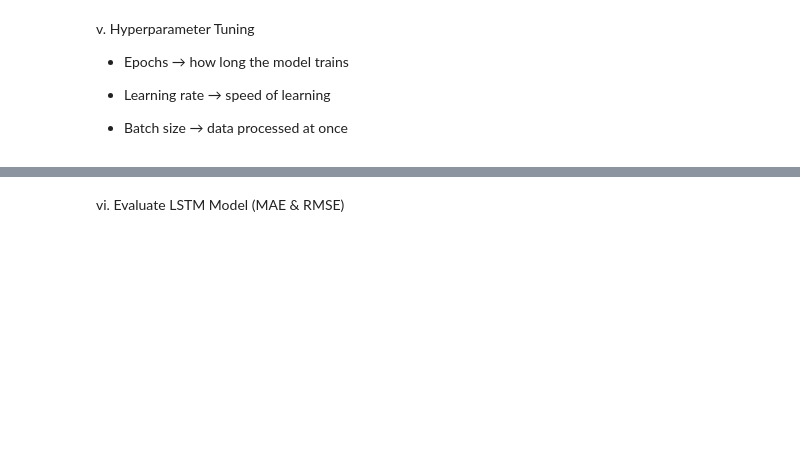
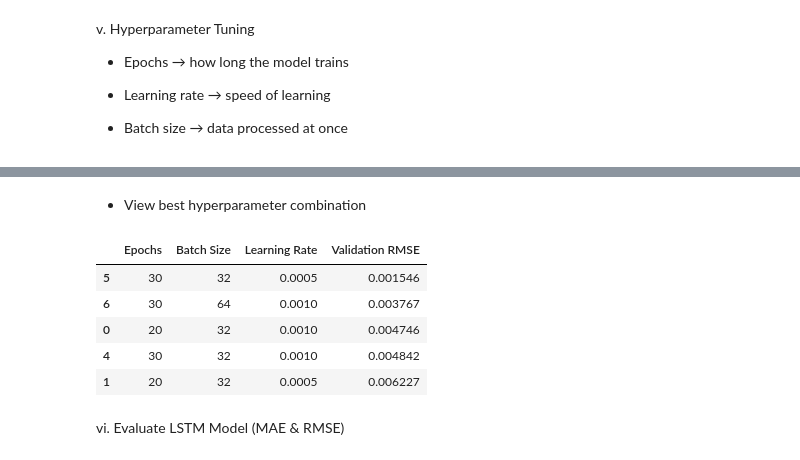
Before and after one commit to anandaditya07/Smart-Energy-Consumption-Analysis-and-Prediction-using-Machine-Learning-with-Device-Level-Insights, a Jupyter notebook: Aditya_Anand.ipynb, the cells around one changed output, grey strips where cells are left out. Saved outputs shown, nothing was run; the diff lists cells and outputs as text; code cells hidden in the pictures; blank space fills up the shorter version.

```diff
--- a/Aditya_Anand.ipynb
+++ b/Aditya_Anand.ipynb
@@ -769,0 +792,4 @@ v. Hyperparameter Tuning
+# %%
+epochs_list = [20, 30]
+batch_size_list = [32, 64]
+learning_rate_list = [0.001, 0.0005]
@@ -769,0 +800,28 @@ v. Hyperparameter Tuning
+# %%
+from sklearn.metrics import mean_squared_error
+import numpy as np
+import pandas as pd
+
+results = []
+
+for epochs in epochs_list:
+    for batch_size in batch_size_list:
+        for lr in learning_rate_list:
+
+            print(f"Training with epochs={epochs}, batch_size={batch_size}, learning_rate={lr}")
+
+            model = create_lstm_model(lr)
+
+            model.fit(
+                X_train_seq, y_train_seq,
+                validation_data=(X_val_seq, y_val_seq),
+                epochs=epochs,
+                batch_size=batch_size,
+                verbose=0
+            )
+
+            # Validation prediction
+            y_val_pred = model.predict(X_val_seq)
+            rmse = np.sqrt(mean_squared_error(y_val_seq, y_val_pred))
+
+            results.append([epochs, batch_size, lr, rmse])
@@ -770,3 +845,19 @@ v. Hyperparameter Tuning
+# %% [markdown]
+*   View best hyperparameter combination
+# %%
+results_df = pd.DataFrame(
+    results,
+    columns=["Epochs", "Batch Size", "Learning Rate", "Validation RMSE"]
+)
+
+results_df.sort_values("Validation RMSE").head()
+# %% [output]
+|  | Epochs | Batch Size | Learning Rate | Validation RMSE |
+| 5 | 30 | 32 | 0.0005 | 0.001546 |
+| 6 | 30 | 64 | 0.0010 | 0.003767 |
+| 0 | 20 | 32 | 0.0010 | 0.004746 |
+| 4 | 30 | 32 | 0.0010 | 0.004842 |
+| 1 | 20 | 32 | 0.0005 | 0.006227 |
 # %%
 # EPOCHS = 50
 # BATCH_SIZE = 64
```
Also changed, not shown: parts of 10 cells of this notebook.
